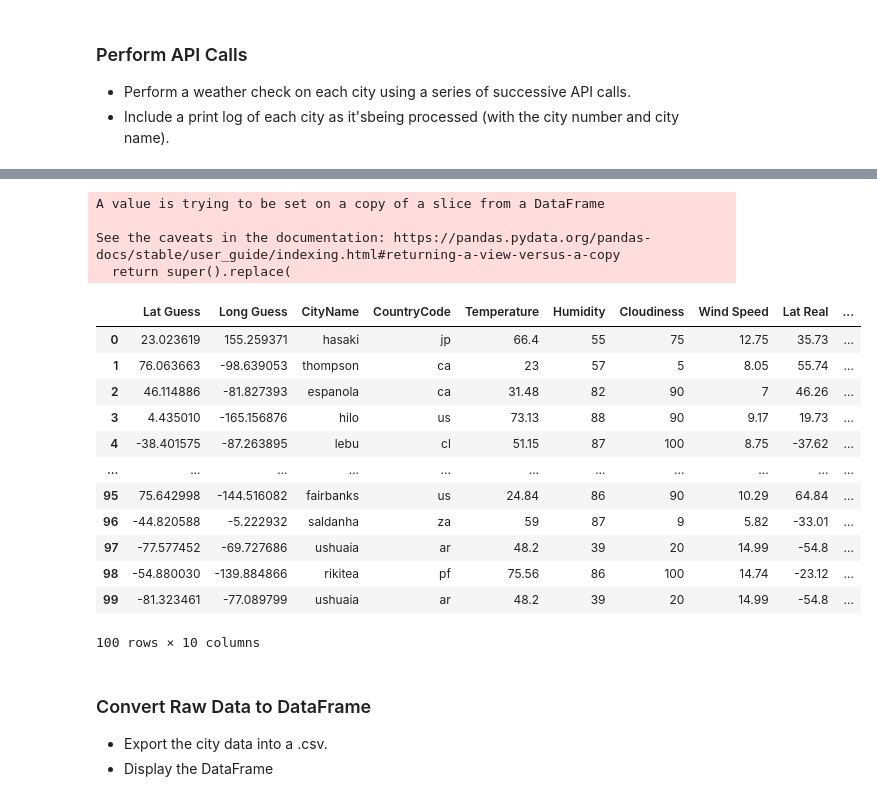
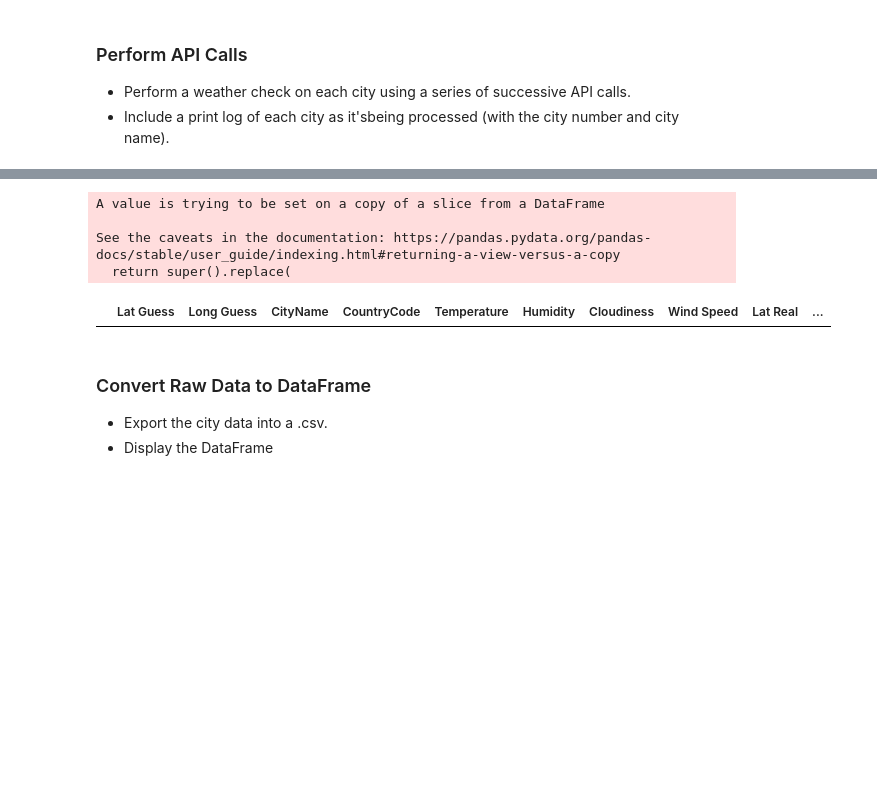
Before and after one commit to BananasFoster623/python-api-challenge, a Jupyter notebook: WeatherPy/WeatherPy.ipynb, the cells around one changed output, grey strips where cells are left out. Cells and saved outputs as stored; diff of their text form; code cells hidden in the pictures; blank space fills up the shorter version.

```diff
--- a/WeatherPy/WeatherPy.ipynb
+++ b/WeatherPy/WeatherPy.ipynb
@@ -27,7 +28,7 @@ def randLatLong():
 # %% [markdown]
 ## Generate Cities List
 # %%
-numCities = 100
+numCities = 750
 cityList = []
 for x in range(numCities):
     cityList.append(randLatLong())
@@ -68,6 +69,3 @@ units = "imperial"
 
 # Build partial query URL
 query_url = f"{url}appid={weather_api_key}&units={units}&q="
-# %%
-qry = query_url + city_df['CityName'][0] + ',' + city_df['CountryCode'][0]
-response = requests.get(query_url + city_df['CityName'][0] + ',' + city_df['CountryCode'][0]).json()
@@ -82,19 +86,19 @@ for index,row in city_df.iterrows():
     print(f'Working on City Number {index}: {row[2]}, {row[3]}')
     try:
         response = requests.get(query_url + row[2] + ',' + row[3]).json()
-#         temp.append(response['main']['temp'])
-#         hum.append(response['main']['humidity'])
-#         cloud.append(response['clouds']['all'])
-#         wind.append(response['wind']['speed'])
-#         lat.append(response['coord']['lat'])
-#         lon.append(response['coord']['lon'])
         city_df['Lat Real'][index] = response['coord']['lat']
         city_df['Long Real'][index] = response['coord']['lon']
-        city_df['Temperature'][index] = response['main']['temp']
+        city_df['Temperature'][index] = response['main']['temp_max']
         city_df['Humidity'][index] = response['main']['humidity']
         city_df['Cloudiness'][index] = response['clouds']['all']
         city_df['Wind Speed'][index] = response['wind']['speed']
     except:
+        city_df['Lat Real'][index] = np.nan
+        city_df['Long Real'][index] = np.nan
+        city_df['Temperature'][index] = np.nan
+        city_df['Humidity'][index] = np.nan
+        city_df['Cloudiness'][index] = np.nan
+        city_df['Wind Speed'][index] = np.nan
         print('')
         print(f'City Number is missing data')
         print('')
@@ -139,26 +153,14 @@ Working on City Number 99: ushuaia, ar
 # %%
 cols = ['Temperature', 'Humidity', 'Cloudiness', 'Wind Speed', 'Lat Real', 'Long Real']
-city_df[cols].replace('', np.nan, inplace=True)
+city_df[cols].replace('', 0, inplace=True)
 city_df.dropna(how='any', inplace=True)
 city_df.head(100)
 # %% [output]
 A value is trying to be set on a copy of a slice from a DataFrame
 
 See the caveats in the documentation: https://pandas.pydata.org/pandas-docs/stable/user_guide/indexing.html#returning-a-view-versus-a-copy
   return super().replace(
 |  | Lat Guess | Long Guess | CityName | CountryCode | Temperature | Humidity | Cloudiness | Wind Speed | Lat Real | ... |
-| 0 | 23.023619 | 155.259371 | hasaki | jp | 66.4 | 55 | 75 | 12.75 | 35.73 | ... |
-| 1 | 76.063663 | -98.639053 | thompson | ca | 23 | 57 | 5 | 8.05 | 55.74 | ... |
-| 2 | 46.114886 | -81.827393 | espanola | ca | 31.48 | 82 | 90 | 7 | 46.26 | ... |
-| 3 | 4.435010 | -165.156876 | hilo | us | 73.13 | 88 | 90 | 9.17 | 19.73 | ... |
-| 4 | -38.401575 | -87.263895 | lebu | cl | 51.15 | 87 | 100 | 8.75 | -37.62 | ... |
-| ... | ... | ... | ... | ... | ... | ... | ... | ... | ... | ... |
-| 95 | 75.642998 | -144.516082 | fairbanks | us | 24.84 | 86 | 90 | 10.29 | 64.84 | ... |
-| 96 | -44.820588 | -5.222932 | saldanha | za | 59 | 87 | 9 | 5.82 | -33.01 | ... |
-| 97 | -77.577452 | -69.727686 | ushuaia | ar | 48.2 | 39 | 20 | 14.99 | -54.8 | ... |
-| 98 | -54.880030 | -139.884866 | rikitea | pf | 75.56 | 86 | 100 | 14.74 | -23.12 | ... |
-| 99 | -81.323461 | -77.089799 | ushuaia | ar | 48.2 | 39 | 20 | 14.99 | -54.8 | ... |
-100 rows × 10 columns
 # %% [markdown]
 ### Convert Raw Data to DataFrame
 * Export the city data into a .csv.
```
Also changed, not shown: parts of 38 cells of this notebook, 8 other files.
